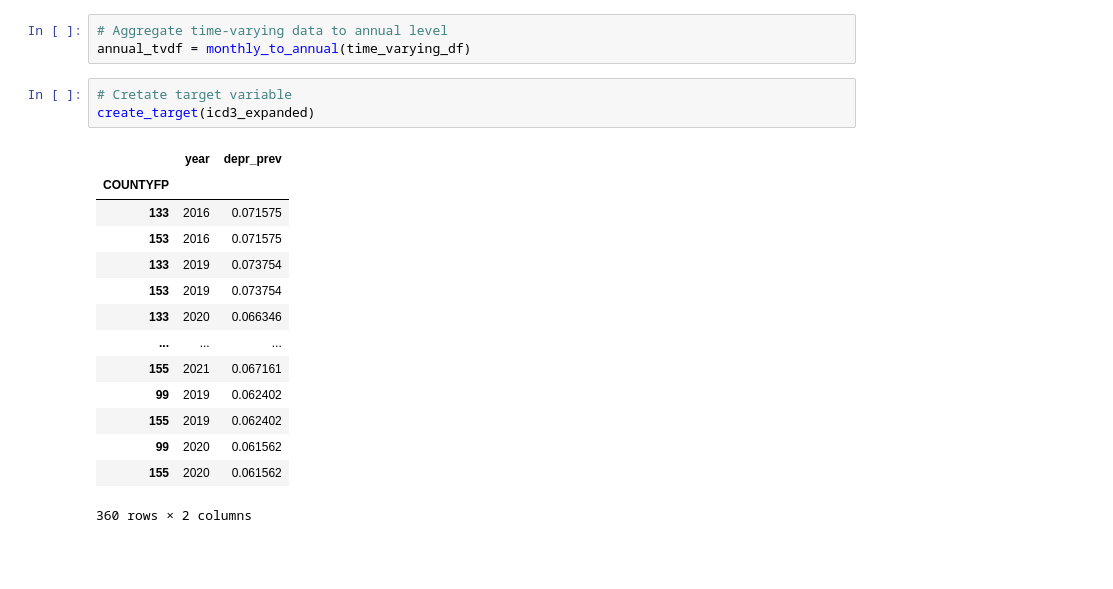
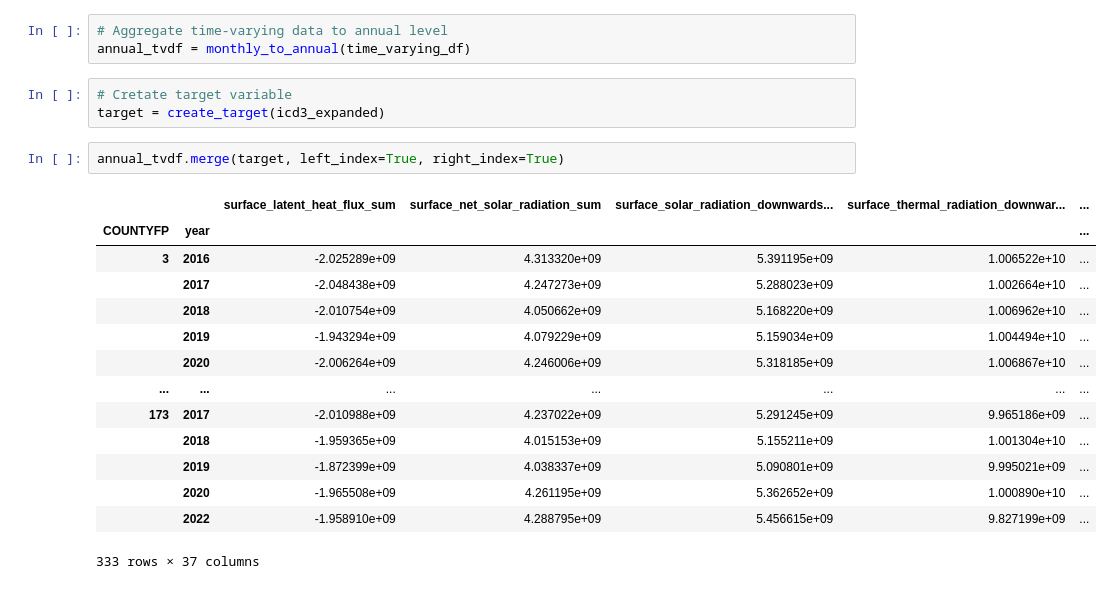
Before and after one commit to spencervenancio/SatHealth_analysis, a Jupyter notebook: notebooks/01-prototype_dataset.ipynb, the cells around one changed output. Saved outputs shown, nothing was run; the diff lists cells and outputs as text; blank space fills up the shorter version.

```diff
--- a/notebooks/01-prototype_dataset.ipynb
+++ b/notebooks/01-prototype_dataset.ipynb
@@ -40,19 +40,21 @@ static_df = merge_datasets(static_dfs)
 annual_tvdf = monthly_to_annual(time_varying_df)
 # %%
 # Cretate target variable
-create_target(icd3_expanded)
+target = create_target(icd3_expanded)
-# %% [output]
-|  | year | depr_prev |
-| COUNTYFP |  |  |
-| 133 | 2016 | 0.071575 |
-| 153 | 2016 | 0.071575 |
-| 133 | 2019 | 0.073754 |
-| 153 | 2019 | 0.073754 |
-| 133 | 2020 | 0.066346 |
-| ... | ... | ... |
-| 155 | 2021 | 0.067161 |
-| 99 | 2019 | 0.062402 |
-| 155 | 2019 | 0.062402 |
-| 99 | 2020 | 0.061562 |
-| 155 | 2020 | 0.061562 |
-360 rows × 2 columns
+# %%
+annual_tvdf.merge(target, left_index=True, right_index=True)
+# %% [output]
+|  |  | surface_latent_heat_flux_sum | surface_net_solar_radiation_sum | surface_solar_radiation_downwards... | surface_thermal_radiation_downwar... | ... |
+| COUNTYFP | year |  |  |  |  | ... |
+| 3 | 2016 | -2.025289e+09 | 4.313320e+09 | 5.391195e+09 | 1.006522e+10 | ... |
+|  | 2017 | -2.048438e+09 | 4.247273e+09 | 5.288023e+09 | 1.002664e+10 | ... |
+|  | 2018 | -2.010754e+09 | 4.050662e+09 | 5.168220e+09 | 1.006962e+10 | ... |
+|  | 2019 | -1.943294e+09 | 4.079229e+09 | 5.159034e+09 | 1.004494e+10 | ... |
+|  | 2020 | -2.006264e+09 | 4.246006e+09 | 5.318185e+09 | 1.006867e+10 | ... |
+| ... | ... | ... | ... | ... | ... | ... |
+| 173 | 2017 | -2.010988e+09 | 4.237022e+09 | 5.291245e+09 | 9.965186e+09 | ... |
+|  | 2018 | -1.959365e+09 | 4.015153e+09 | 5.155211e+09 | 1.001304e+10 | ... |
+|  | 2019 | -1.872399e+09 | 4.038337e+09 | 5.090801e+09 | 9.995021e+09 | ... |
+|  | 2020 | -1.965508e+09 | 4.261195e+09 | 5.362652e+09 | 1.000890e+10 | ... |
+|  | 2022 | -1.958910e+09 | 4.288795e+09 | 5.456615e+09 | 9.827199e+09 | ... |
+333 rows × 37 columns
```
Also changed, not shown: parts of 1 cell of this notebook.
